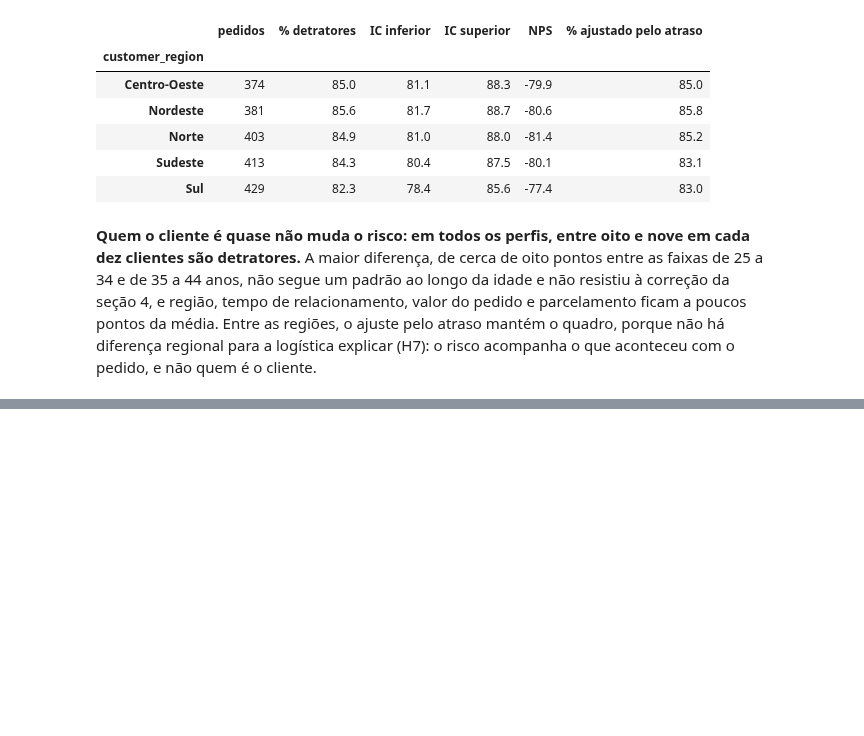
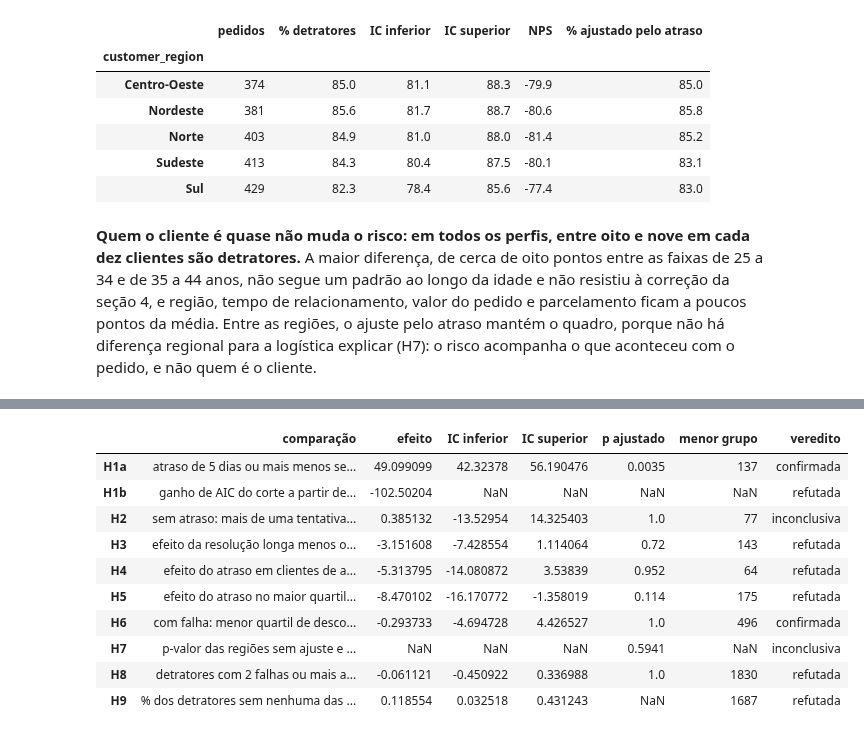
Before and after one commit to jpvbrandaos/tech-challenge-nps-preditivo, a Jupyter notebook: notebooks/02_eda.ipynb, the cells around one changed output, grey strips where cells are left out. Drawn from its saved outputs; the diff is of its cells as text; code cells hidden in the pictures; blank space fills up the shorter version.

```diff
--- a/notebooks/02_eda.ipynb
+++ b/notebooks/02_eda.ipynb
@@ -458,0 +565,59 @@ regions.round(1)
+# %%
+# H1b: salto no atraso, pelo AIC do modelo com corte contra o linear
+delay_break = breakpoint_test(train, "delivery_delay_days")
+cut_label = f"a partir de {delay_break['a partir de']:.0f} dias"
+
+# H7: diferença entre regiões antes e depois de pôr o atraso no modelo
+# O atraso entra em dias e ao quadrado, para o efeito poder curvar
+delay_terms = "delivery_delay_days + I(delivery_delay_days ** 2)"
+null = smf.logit("is_detractor ~ 1", data=train).fit(disp=0)
+region = smf.logit("is_detractor ~ C(customer_region)", data=train).fit(disp=0)
+delay = smf.logit(f"is_detractor ~ {delay_terms}", data=train).fit(disp=0)
+both = smf.logit(f"is_detractor ~ {delay_terms} + C(customer_region)", data=train).fit(disp=0)
+p_crude = stats.chi2.sf(2 * (region.llf - null.llf), region.df_model)
+p_adjusted = stats.chi2.sf(2 * (both.llf - delay.llf), both.df_model - delay.df_model)
+
+# H9: parcela dos detratores sem nenhuma das quatro falhas
+detractors = train[train["is_detractor"] == 1]
+without_failure = int((detractors["friction_score"] == 0).sum())
+low, high = proportion_confint(without_failure, len(detractors), method="wilson")
+
+others = pd.DataFrame(
+    {
+        "H1b": {
+            "comparação": f"ganho de AIC do corte {cut_label}",
+            "efeito": delay_break["ganho"],
+            "veredito": verdict_breakpoint(delay_break["ganho"]),
+        },
+        "H7": {
+            "comparação": "p-valor das regiões sem ajuste e com o atraso no modelo",
+            "p-valor": p_crude,
+            "p ajustado": p_adjusted,
+            "veredito": verdict_adjustment(p_crude, p_adjusted),
+        },
+        "H9": {
+            "comparação": "% dos detratores sem nenhuma das quatro falhas",
+            "efeito": 100 * without_failure / len(detractors),
+            "IC inferior": 100 * low,
+            "IC superior": 100 * high,
+            "menor grupo": len(detractors),
+            "veredito": verdict_share(100 * low, 100 * high, minimum=10),
+        },
+    }
+).T
+verdicts = pd.concat([effects, others]).sort_index()
+verdicts[
+    ["comparação", "efeito", "IC inferior", "IC superior", "p ajustado", "menor grupo", "veredito"]
+]
+# %% [output]
+|  | comparação | efeito | IC inferior | IC superior | p ajustado | menor grupo | veredito |
+| H1a | atraso de 5 dias ou mais menos se... | 49.099099 | 42.32378 | 56.190476 | 0.0035 | 137 | confirmada |
+| H1b | ganho de AIC do corte a partir de... | -102.50204 | NaN | NaN | NaN | NaN | refutada |
+| H2 | sem atraso: mais de uma tentativa... | 0.385132 | -13.52954 | 14.325403 | 1.0 | 77 | inconclusiva |
+| H3 | efeito da resolução longa menos o... | -3.151608 | -7.428554 | 1.114064 | 0.72 | 143 | refutada |
+| H4 | efeito do atraso em clientes de a... | -5.313795 | -14.080872 | 3.53839 | 0.952 | 64 | refutada |
+| H5 | efeito do atraso no maior quartil... | -8.470102 | -16.170772 | -1.358019 | 0.114 | 175 | refutada |
+| H6 | com falha: menor quartil de desco... | -0.293733 | -4.694728 | 4.426527 | 1.0 | 496 | confirmada |
+| H7 | p-valor das regiões sem ajuste e ... | NaN | NaN | NaN | 0.5941 | NaN | inconclusiva |
+| H8 | detratores com 2 falhas ou mais a... | -0.061121 | -0.450922 | 0.336988 | 1.0 | 1830 | refutada |
+| H9 | % dos detratores sem nenhuma das ... | 0.118554 | 0.032518 | 0.431243 | NaN | 1687 | refutada |
```
Also changed, not shown: parts of 9 cells of this notebook, 1 other file.
